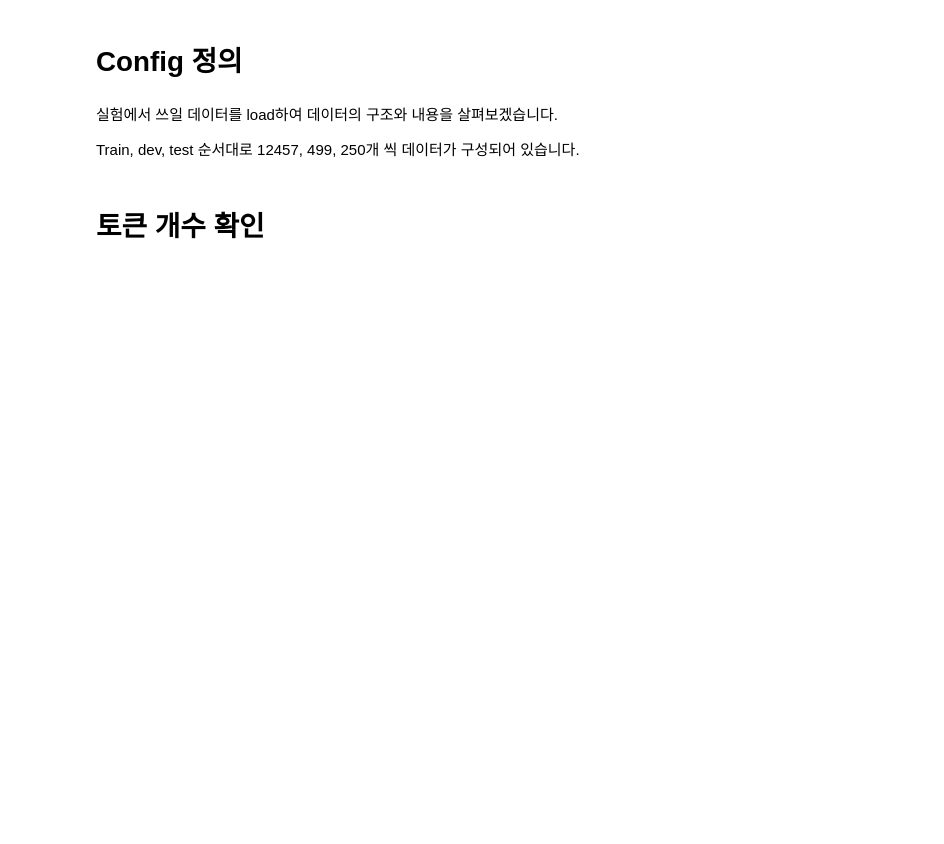
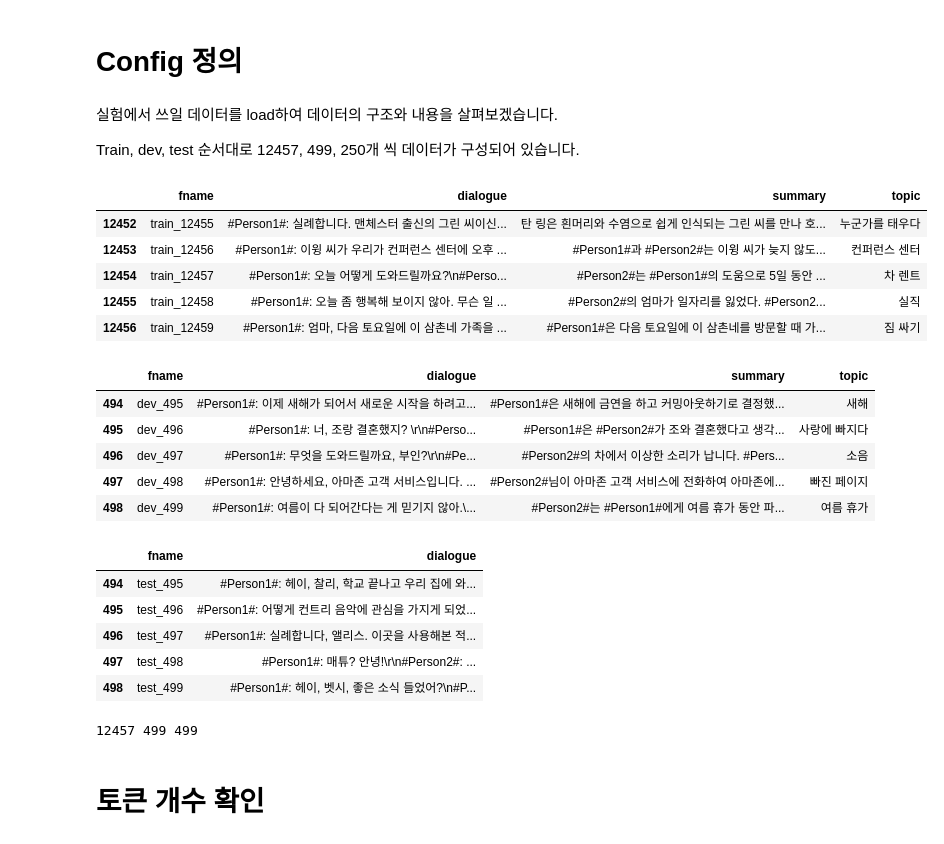
Before and after one commit to UpstageAILab2/upstage-nlp-summarization-nlp-06, a Jupyter notebook: HJM/DB/data-preprocessing/token_check.ipynb, the cells around one changed output. Drawn from its saved outputs; the diff is of its cells as text; code cells hidden in the pictures; blank space fills up the shorter version.

```diff
--- a/HJM/DB/data-preprocessing/token_check.ipynb
+++ b/HJM/DB/data-preprocessing/token_check.ipynb
@@ -50,30 +66,32 @@ tokenizer = T5TokenizerFast.from_pretrained(model_dir)
 # %%
 config_data = {
     "general": {
-        "data_path": "../../data", # 모델 생성에 필요한 데이터 경로를 사용자 환경에 맞게 지정합니다.
+        "data_path": "your_path", # 모델 생성에 필요한 데이터 경로를 사용자 환경에 맞게 지정합니다.
         "model_name": f"{model_dir}", # 불러올 모델의 이름을 사용자 환경에 맞게 지정할 수 있습니다.
         "output_dir": "./" # 모델의 최종 출력 값을 저장할 경로를 설정합니다.
     },
     "tokenizer": {
         "encoder_max_len": 1000,
-        "decoder_max_len": 175,
-        "bos_token": f"{tokenizer.bos_token}",
+        "decoder_max_len": 125,
+        # "bos_token": f"{tokenizer.bos_token}",
         "eos_token": f"{tokenizer.eos_token}",
+        "unk_token": f"{tokenizer.unk_token}",
+        "pad_token": f"{tokenizer.pad_token}",
         # 특정 단어들이 분해되어 tokenization이 수행되지 않도록 special_tokens을 지정해줍니다.
-        "special_tokens": ['#Person3#', '#PhoneNumber#', '#Person5#', '#PassportNumber#', '#DateOfBirth#', '#Address#', '#Person6#',
-                           '#CarNumber#', '#SSN#', '#Person7#', '#CardNumber#', '#Person4#', '#Person2#', '#Person#', '#Email#', '#Person1#']
+        "special_tokens": ['#Person1#', '#Person2#', '#Person3#', '#Person4#', '#Person5#', '#Person6#', '#Person7#',
+                           '#DateOfBirth#', '#CarNumber#', '#Email#', '#CardNumber#', '#Address#', '#SSN#', '#PhoneNumber#', '#PassportNumber#']
     },
     "training": {
         "overwrite_output_dir": True,
         "num_train_epochs": 50,
         "learning_rate": 1e-5,
-        "per_device_train_batch_size": 50, # 50
+        "per_device_train_batch_size": 4, # 50
         "per_device_eval_batch_size": 32, # 32
         "warmup_ratio": 0.1,
         "weight_decay": 0.01,
         "lr_scheduler_type": 'cosine',
         "optim": 'adamw_torch',
-        "gradient_accumulation_steps": 3, # 1
+        "gradient_accumulation_steps":32, # 몇 개의 작은 배치를 합쳐서 큰 배치처럼 처리할지를 결정하는 파라미터: 메모리 제한 극복, 더 나은 성능
         "evaluation_strategy": 'epoch',
         "save_strategy": 'epoch',
         "save_total_limit": 7,
@@ -83,11 +101,11 @@ config_data = {
         "logging_dir": "./logs",
         "logging_strategy": "epoch",
         "predict_with_generate": True,
-        "generation_max_length": 175,
+        "generation_max_length": 125,
         "do_train": True,
         "do_eval": True,
         "early_stopping_patience": 5, # 3
-        "early_stopping_threshold": 0, # 0.001
+        "early_stopping_threshold": 0.0001, # 0.001
         "report_to": "wandb" # (선택) wandb를 사용할 때 설정합니다.
     },
     # (선택) wandb 홈페이지에 가입하여 얻은 정보를 기반으로 작성합니다.
@@ -101,11 +119,11 @@ config_data = {
         "result_path": "./prediction/",
         "no_repeat_ngram_size": 2,
         "early_stopping": True,
-        "generate_max_length": 175,
+        "generate_max_length": 125,
         "num_beams": 4,
         "batch_size" : 32, # 32
         # 정확한 모델 평가를 위해 제거할 불필요한 생성 토큰들을 정의합니다.
-        "remove_tokens": ['<usr>', f"{tokenizer.bos_token}", f"{tokenizer.eos_token}", f"{tokenizer.pad_token}"]
+        "remove_tokens": ['<usr>', f"{tokenizer.eos_token}", f"{tokenizer.unk_token}", f"{tokenizer.pad_token}"]
     }
 }
 # %%
@@ -126,21 +147,41 @@ Train, dev, test 순서대로 12457, 499, 250개 씩 데이터가 구성되어
 # %%
 # config에 저장된 데이터 경로를 통해 train과 validation data를 불러옵니다.
 data_path = loaded_config['general']['data_path']
 
 # train data의 구조와 내용을 확인합니다.
-train_df = pd.read_csv(os.path.join(data_path,'train_data-preprocessing.csv'))
+train_df = pd.read_csv(os.path.join(data_path,'train_regex.csv'))
 display(train_df.tail())
 
 # dev data의 구조와 내용을 확인합니다.
-dev_df = pd.read_csv(os.path.join(data_path,'dev.csv'))
+dev_df = pd.read_csv(os.path.join(data_path,'dev_regex.csv'))
 display(dev_df.tail())
 
 # test data의 구조와 내용을 확인합니다.
 test_df = pd.read_csv(os.path.join(data_path,'test.csv'))
 display(test_df.tail())
 
 # train, dev, test 길이 확인
 print(train_df.shape[0], dev_df.shape[0], test_df.shape[0])
+# %% [output]
+|  | fname | dialogue | summary | topic |
+| 12452 | train_12455 | #Person1#: 실례합니다. 맨체스터 출신의 그린 씨이신... | 탄 링은 흰머리와 수염으로 쉽게 인식되는 그린 씨를 만나 호... | 누군가를 태우다 |
+| 12453 | train_12456 | #Person1#: 이윙 씨가 우리가 컨퍼런스 센터에 오후 ... | #Person1#과 #Person2#는 이윙 씨가 늦지 않도... | 컨퍼런스 센터 |
+| 12454 | train_12457 | #Person1#: 오늘 어떻게 도와드릴까요?\n#Perso... | #Person2#는 #Person1#의 도움으로 5일 동안 ... | 차 렌트 |
+| 12455 | train_12458 | #Person1#: 오늘 좀 행복해 보이지 않아. 무슨 일 ... | #Person2#의 엄마가 일자리를 잃었다. #Person2... | 실직 |
+| 12456 | train_12459 | #Person1#: 엄마, 다음 토요일에 이 삼촌네 가족을 ... | #Person1#은 다음 토요일에 이 삼촌네를 방문할 때 가... | 짐 싸기 |
+|  | fname | dialogue | summary | topic |
+| 494 | dev_495 | #Person1#: 이제 새해가 되어서 새로운 시작을 하려고... | #Person1#은 새해에 금연을 하고 커밍아웃하기로 결정했... | 새해 |
+| 495 | dev_496 | #Person1#: 너, 조랑 결혼했지? \r\n#Perso... | #Person1#은 #Person2#가 조와 결혼했다고 생각... | 사랑에 빠지다 |
+| 496 | dev_497 | #Person1#: 무엇을 도와드릴까요, 부인?\r\n#Pe... | #Person2#의 차에서 이상한 소리가 납니다. #Pers... | 소음 |
+| 497 | dev_498 | #Person1#: 안녕하세요, 아마존 고객 서비스입니다. ... | #Person2#님이 아마존 고객 서비스에 전화하여 아마존에... | 빠진 페이지 |
+| 498 | dev_499 | #Person1#: 여름이 다 되어간다는 게 믿기지 않아.\... | #Person2#는 #Person1#에게 여름 휴가 동안 파... | 여름 휴가 |
+|  | fname | dialogue |
+| 494 | test_495 | #Person1#: 헤이, 찰리, 학교 끝나고 우리 집에 와... |
+| 495 | test_496 | #Person1#: 어떻게 컨트리 음악에 관심을 가지게 되었... |
+| 496 | test_497 | #Person1#: 실례합니다, 앨리스. 이곳을 사용해본 적... |
+| 497 | test_498 | #Person1#: 매튜? 안녕!\r\n#Person2#: ... |
+| 498 | test_499 | #Person1#: 헤이, 벳시, 좋은 소식 들었어?\n#P... |
+12457 499 499
 # %% [markdown]
 # 토큰 개수 확인
 # %%
```
Also changed, not shown: parts of 7 cells of this notebook.
